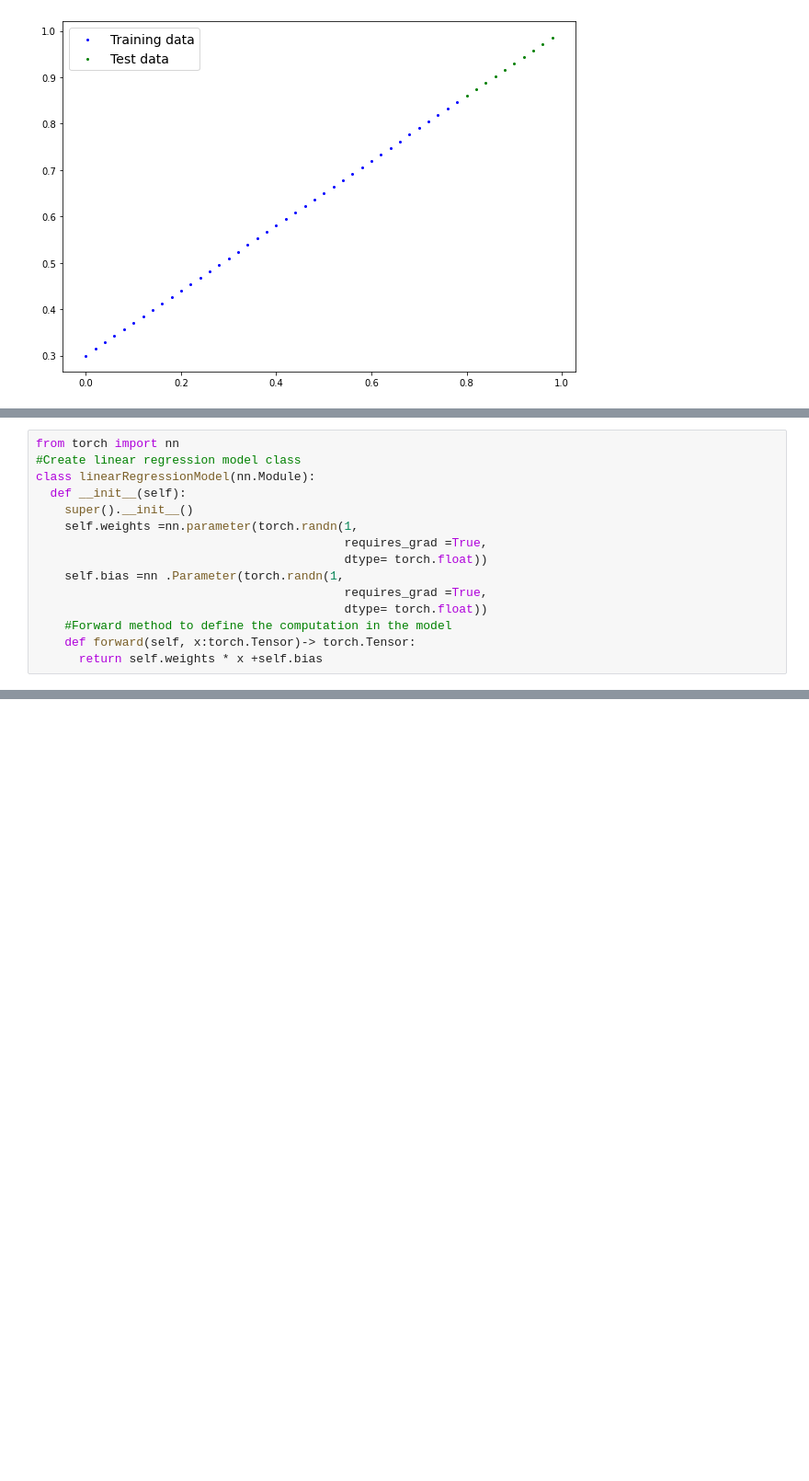
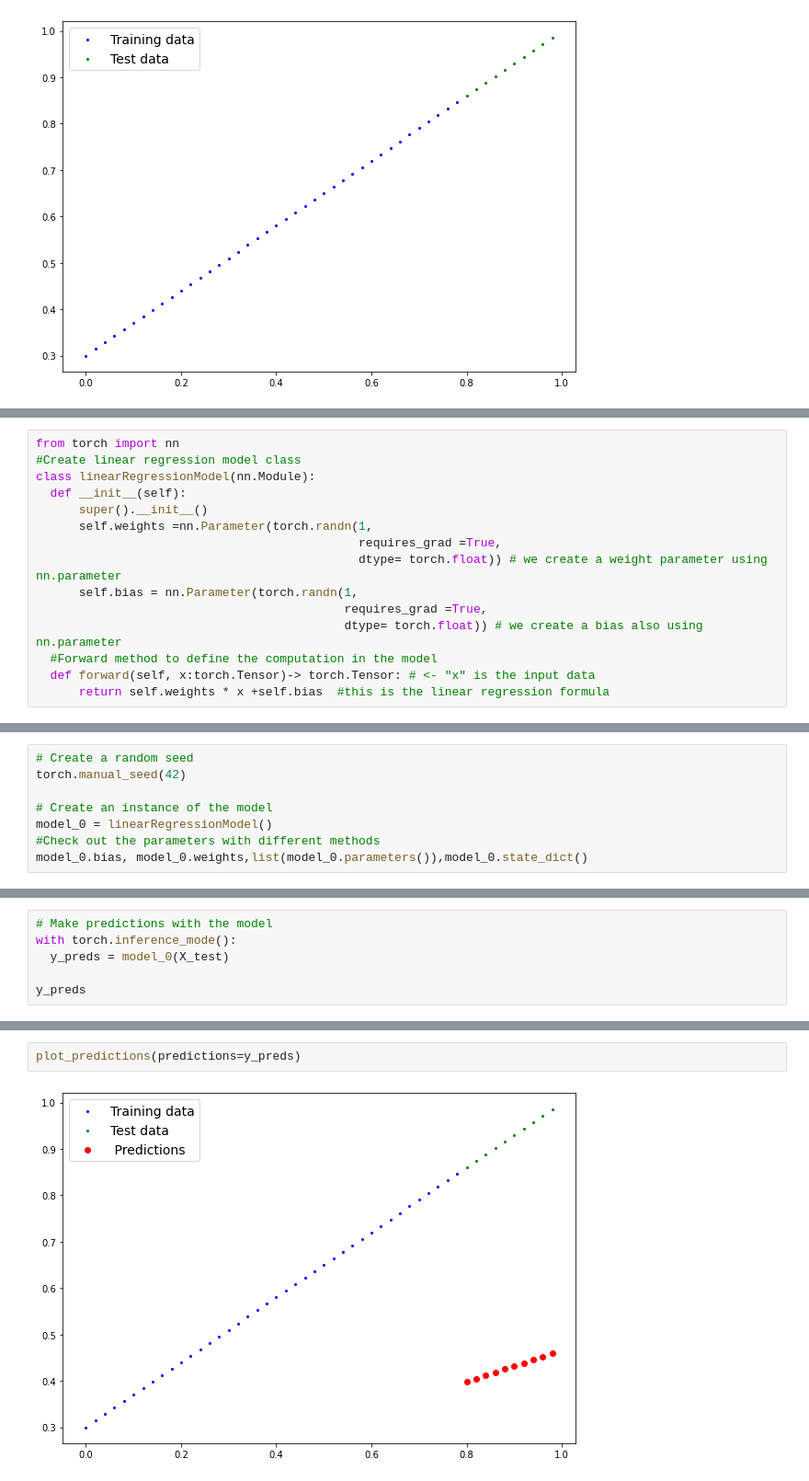
Before and after one commit to oyinloluwa20/Deep-Learning, a Jupyter notebook: pytorch_workflow.ipynb, the cells around one changed output, grey strips where cells are left out. Shown: that part at 92% size. Drawn from its saved outputs; the diff is of its cells as text; blank space fills up the shorter version.

```diff
--- a/pytorch_workflow.ipynb
+++ b/pytorch_workflow.ipynb
@@ -108,13 +137,13 @@ from torch import nn
 #Create linear regression model class
 class linearRegressionModel(nn.Module):
   def __init__(self):
-    super().__init__()
-    self.weights =nn.parameter(torch.randn(1,
+      super().__init__()
+      self.weights =nn.Parameter(torch.randn(1,
+                                             requires_grad =True,
+                                             dtype= torch.float)) # we create a weight parameter using nn.parameter
+      self.bias = nn.Parameter(torch.randn(1,
                                            requires_grad =True,
-                                           dtype= torch.float))
-    self.bias =nn .Parameter(torch.randn(1,
-                                           requires_grad =True,
-                                           dtype= torch.float))
-    #Forward method to define the computation in the model
-    def forward(self, x:torch.Tensor)-> torch.Tensor:
-      return self.weights * x +self.bias
+                                           dtype= torch.float)) # we create a bias also using nn.parameter
+  #Forward method to define the computation in the model
+  def forward(self, x:torch.Tensor)-> torch.Tensor: # <- "x" is the input data
+      return self.weights * x +self.bias  #this is the linear regression formula
@@ -120,0 +163,8 @@ class linearRegressionModel(nn.Module):
+# %%
+# Create a random seed
+torch.manual_seed(42)
+
+# Create an instance of the model
+model_0 = linearRegressionModel()
+#Check out the parameters with different methods
+model_0.bias, model_0.weights,list(model_0.parameters()),model_0.state_dict()
@@ -120,0 +184,6 @@ class linearRegressionModel(nn.Module):
+# %%
+# Make predictions with the model
+with torch.inference_mode():
+  y_preds = model_0(X_test)
+
+y_preds
@@ -120,0 +201,4 @@ class linearRegressionModel(nn.Module):
+# %%
+plot_predictions(predictions=y_preds)
+# %% [output]
+[figure, added]
```
Also changed, not shown: parts of 16 cells of this notebook.
